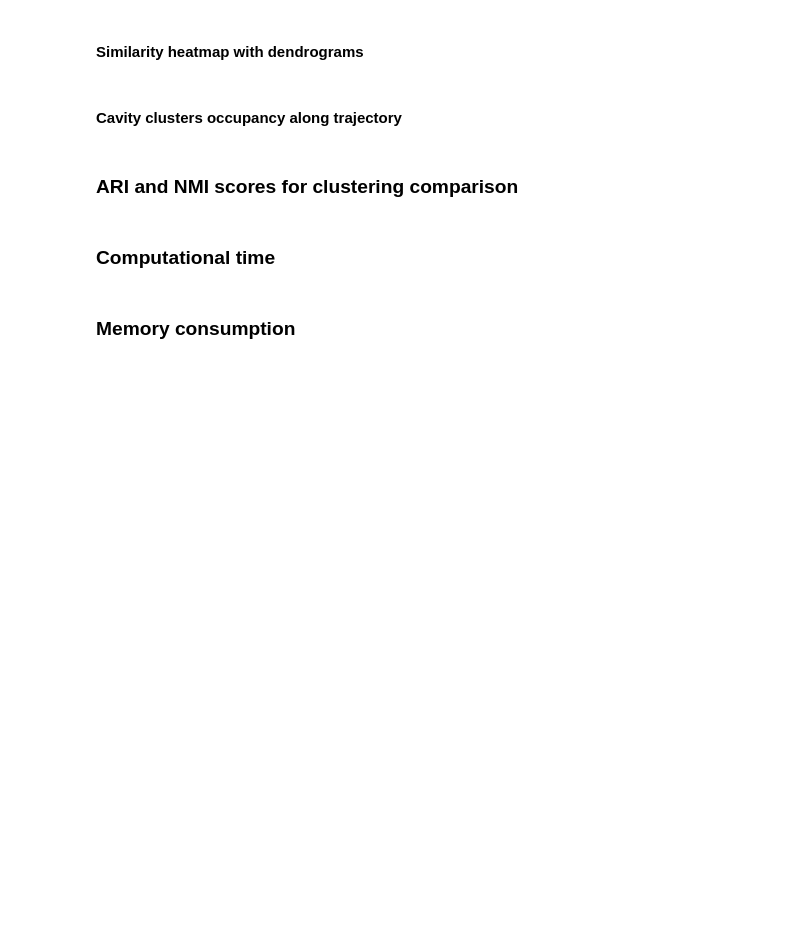
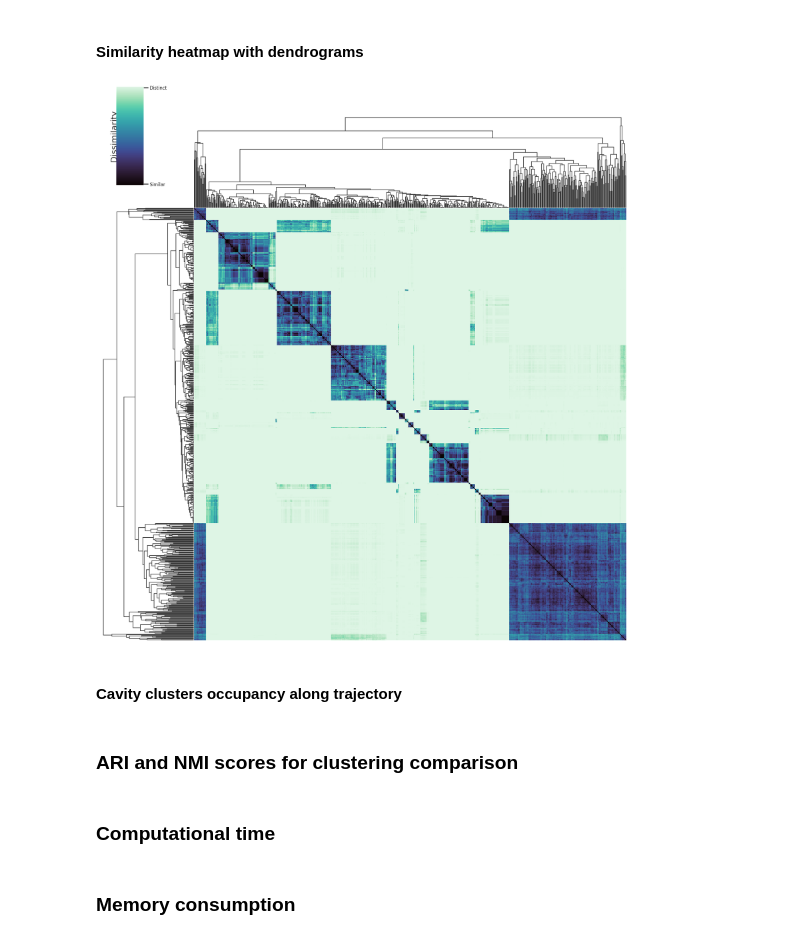
Before and after one commit to jvsguerra/IV-CEC, a Jupyter notebook: SPDE-analysis.ipynb, the cells around one changed output. Cells and saved outputs as stored; diff of their text form; code cells hidden in the pictures; blank space fills up the shorter version.

Commit message:
Update SPDE notebook

```diff
--- a/SPDE-analysis.ipynb
+++ b/SPDE-analysis.ipynb
@@ -358,34 +386,36 @@ g = sns.clustermap(
     D,
     row_linkage=Z,
     col_linkage=Z,
     cmap="mako",
     figsize=(20, 20),
     xticklabels=False,
     yticklabels=False,
     tree_kws={"linewidths": 1.5},
     dendrogram_ratio=(0.18, 0.18),
     cbar_pos=(0.05, 0.85, 0.05, 0.18),
 )
 
 # Colorbar
 cbar = g.ax_heatmap.collections[0].colorbar
 cbar.set_ticks([0.01, 0.99])
 cbar.set_ticklabels(["Similar", "Distinct"], size=12)
 cbar.set_label(
     "Dissimilarity",
     fontsize=22,
     labelpad=-150,
 )
 
 # Transparent background
 g.fig.patch.set_alpha(0)
 
 plt.savefig(
-    "results/spde/distances/clustermap.png",
+    "results/spde/distance/clustermap.png",
     dpi=600,
     bbox_inches="tight",
     transparent=True,
 )
+# %% [output]
+[figure, added]
 # %% [markdown]
 #### Cavity clusters occupancy along trajectory
 # %% [markdown]
```
Also changed, not shown: parts of 7 cells of this notebook, 1 other file.
